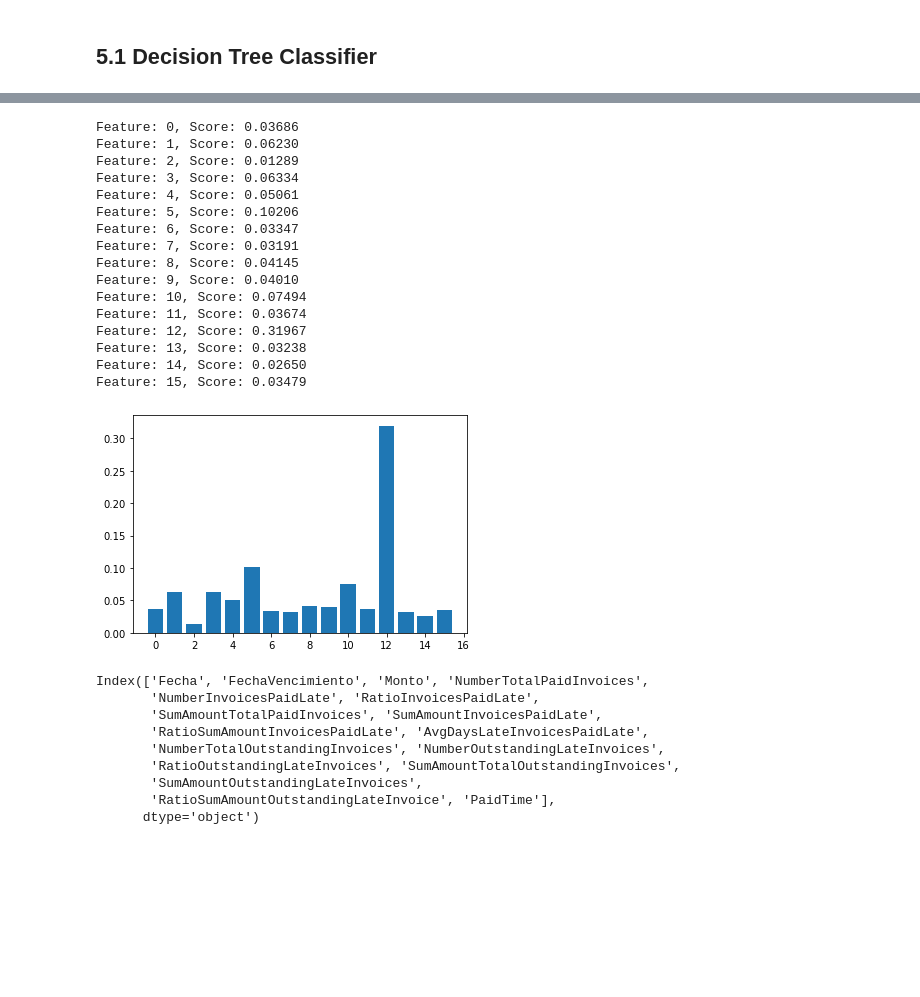
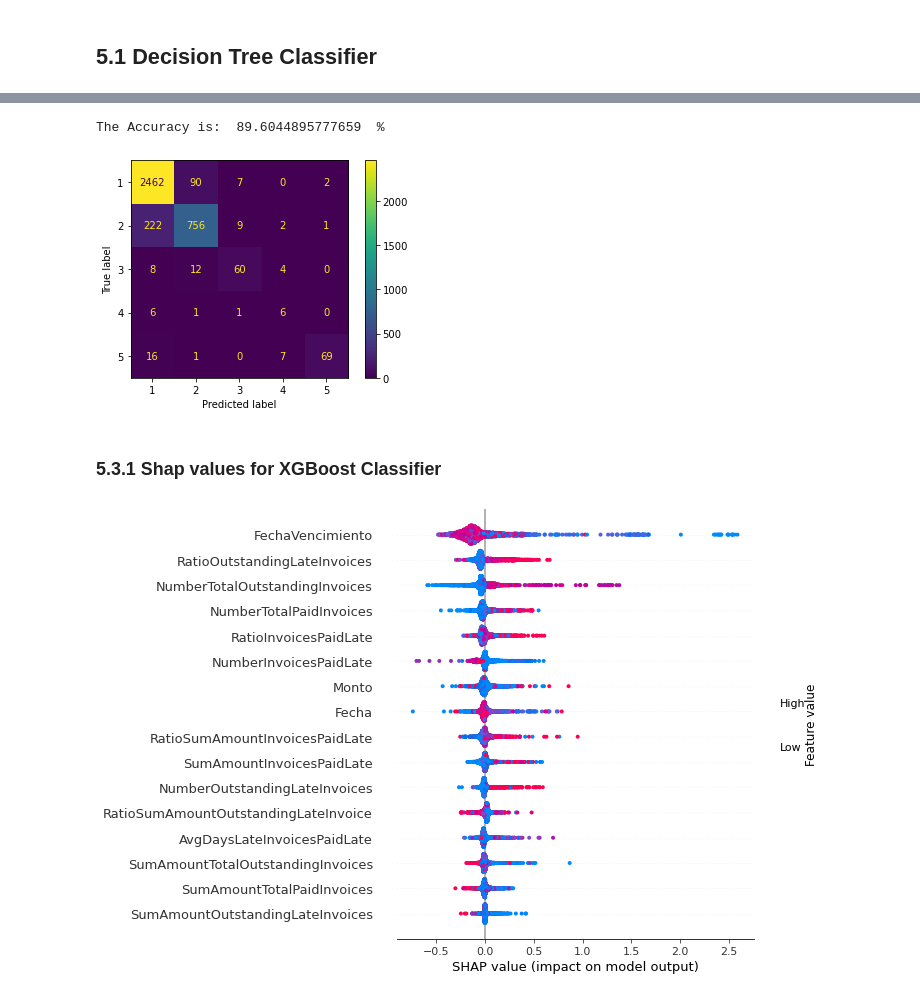
Before and after one commit to jrolopez20/blu-ml, a Jupyter notebook: Forecasting account receivables - Multi Class Classification - Variation.ipynb, the cells around one changed output, grey strips where cells are left out. Cells and saved outputs as stored; diff of their text form; code cells hidden in the pictures; blank space fills up the shorter version.

```diff
--- a/Forecasting account receivables - Multi Class Classification - Variation.ipynb
+++ b/Forecasting account receivables - Multi Class Classification - Variation.ipynb
@@ -500,38 +476,0 @@ The Accuracy is:  88  %
-# %%
-# get importance
-importance = xgb.feature_importances_
-# summarize feature importance
-for i,v in enumerate(importance):
-	print('Feature: %0d, Score: %.5f' % (i,v))
-# plot feature importance
-plt.bar([x for x in range(len(importance))], importance)
-plt.show()
-
-print(df.columns)
-# %% [output]
-Feature: 0, Score: 0.03686
-Feature: 1, Score: 0.06230
-Feature: 2, Score: 0.01289
-Feature: 3, Score: 0.06334
-Feature: 4, Score: 0.05061
-Feature: 5, Score: 0.10206
-Feature: 6, Score: 0.03347
-Feature: 7, Score: 0.03191
-Feature: 8, Score: 0.04145
-Feature: 9, Score: 0.04010
-Feature: 10, Score: 0.07494
-Feature: 11, Score: 0.03674
-Feature: 12, Score: 0.31967
-Feature: 13, Score: 0.03238
-Feature: 14, Score: 0.02650
-Feature: 15, Score: 0.03479
-[figure, removed]
-Index(['Fecha', 'FechaVencimiento', 'Monto', 'NumberTotalPaidInvoices',
-       'NumberInvoicesPaidLate', 'RatioInvoicesPaidLate',
-       'SumAmountTotalPaidInvoices', 'SumAmountInvoicesPaidLate',
-       'RatioSumAmountInvoicesPaidLate', 'AvgDaysLateInvoicesPaidLate',
-       'NumberTotalOutstandingInvoices', 'NumberOutstandingLateInvoices',
-       'RatioOutstandingLateInvoices', 'SumAmountTotalOutstandingInvoices',
-       'SumAmountOutstandingLateInvoices',
-       'RatioSumAmountOutstandingLateInvoice', 'PaidTime'],
-      dtype='object')
@@ -542,0 +477,13 @@ Index(['Fecha', 'FechaVencimiento', 'Monto', 'NumberTotalPaidInvoices',
+# %%
+xgb = XGBClassifier()
+
+xgb = xgb.fit(X_train, y_train)
+
+predicted_xgb = xgb.predict(X_test)
+
+ac_xgbc = render_confusion_matrix(y_test, predicted_xgb, xgb.classes_)
+# %% [output]
+The Accuracy is:  89.6044895777659  %
+[figure, added]
+# %% [markdown]
+### 5.3.1 Shap values for XGBoost Classifier
@@ -542,0 +495,4 @@ Index(['Fecha', 'FechaVencimiento', 'Monto', 'NumberTotalPaidInvoices',
+# %%
+shap.summary_plot(shap_values_xgb)
+# %% [output]
+[figure, added]
```
Also changed, not shown: parts of 32 cells of this notebook, 2 other files.
